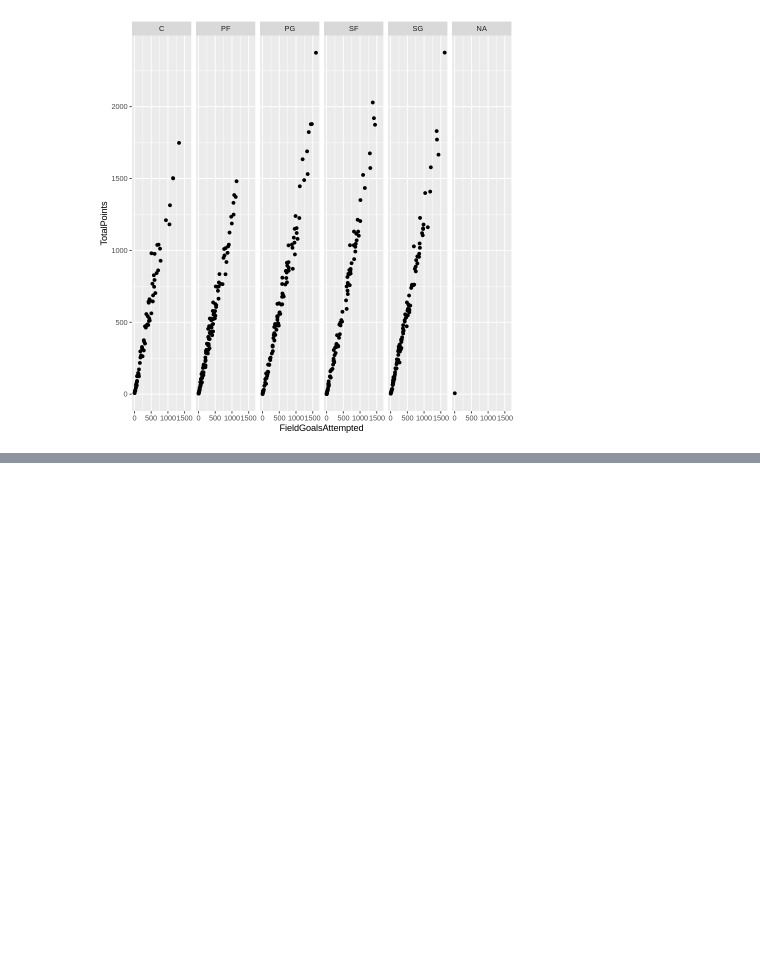
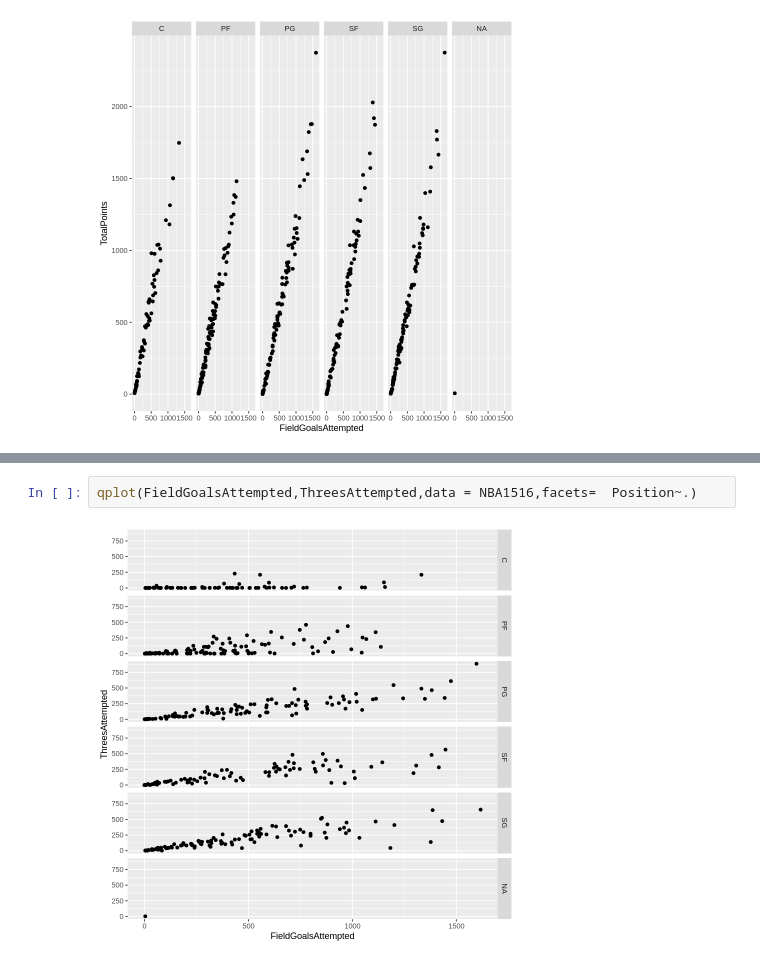
Before and after one commit to nogizaka46no1/bigdata, a Jupyter notebook: 「0323_1」的副本.ipynb, the cells around one changed output, grey strips where cells are left out. Drawn from its saved outputs; the diff is of its cells as text; blank space fills up the shorter version.

```diff
--- a/「0323_1」的副本.ipynb
+++ b/「0323_1」的副本.ipynb
@@ -50,0 +55,4 @@ ERROR: ignored
+# %%
+qplot(FieldGoalsAttempted,ThreesAttempted,data = NBA1516,facets=  Position~.)
+# %% [output]
+[figure, added]
```
Also changed, not shown: parts of 2 cells of this notebook.
